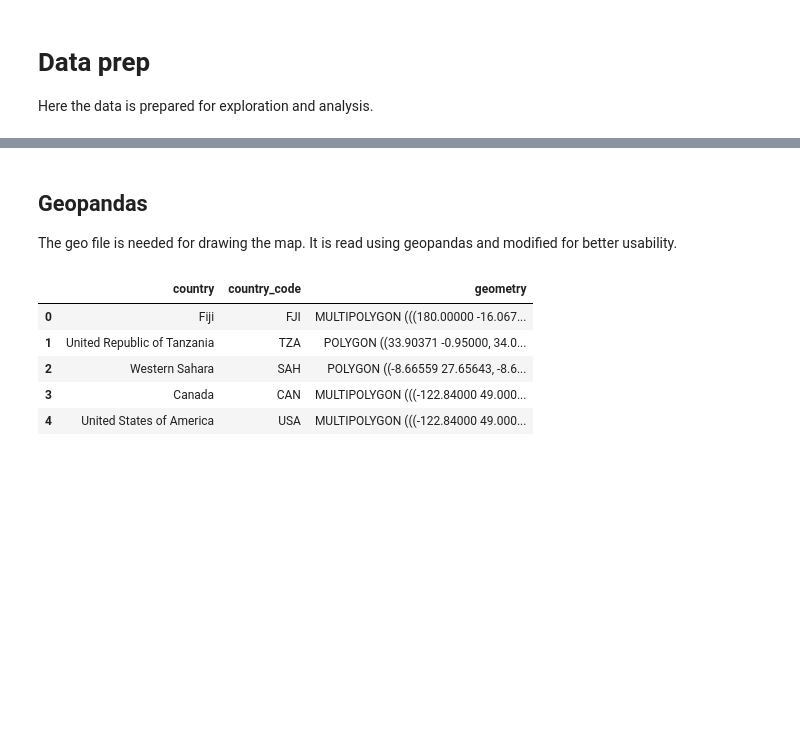
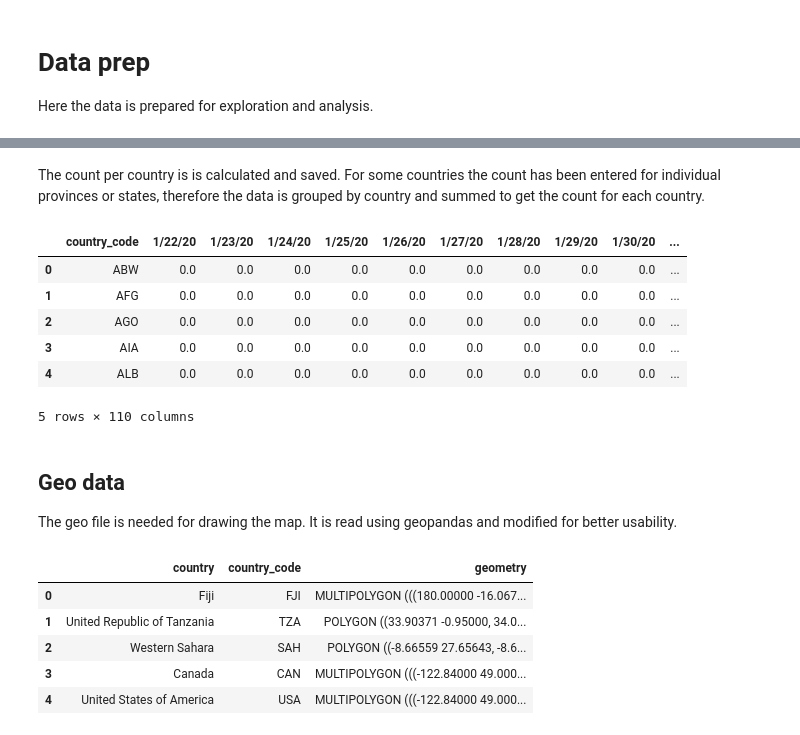
Before and after one commit to MFHolm/socialData, a Jupyter notebook: data_prep.ipynb, the cells around one changed output, grey strips where cells are left out. Saved outputs shown, nothing was run; the diff lists cells and outputs as text; code cells hidden in the pictures; blank space fills up the shorter version.

```diff
--- a/data_prep.ipynb
+++ b/data_prep.ipynb
@@ -3,0 +14,10 @@ Here the data is prepared for exploration and analysis.
+# %%
+import pandas as pd
+#Confirmed cases datafile
+datafile = '../data/time_series_covid19_confirmed_global_iso3_regions.csv'
+#Read using pandas. Only include relevant columns
+confirmed_df = pd.read_csv(datafile,usecols = lambda column : column not in ['Lat', 'Long','Region Code', 'Region Name', 'Sub-region Code', 'Sub-region Name', 'Intermediate Region Code','Intermediate Region Name'])
+#Rename column for consistency
+confirmed_df = confirmed_df.rename(columns={"ISO 3166-1 Alpha 3-Codes": "country_code"})
+confirmed_df.drop(0, inplace = True)
+confirmed_df.head()
@@ -4,5 +32,19 @@ Here the data is prepared for exploration and analysis.
+# %% [markdown]
+The count per country is is calculated and saved. For some countries the count has been entered for individual provinces or states, therefore the data is grouped by country and summed to get the count for each country.
+# %%
+confirmed_df = confirmed_df.groupby(['country_code']).sum().reset_index()
+# %%
+confirmed_df.head()
+# %% [output]
+|  | country_code | 1/22/20 | 1/23/20 | 1/24/20 | 1/25/20 | 1/26/20 | 1/27/20 | 1/28/20 | 1/29/20 | 1/30/20 | ... |
+| 0 | ABW | 0.0 | 0.0 | 0.0 | 0.0 | 0.0 | 0.0 | 0.0 | 0.0 | 0.0 | ... |
+| 1 | AFG | 0.0 | 0.0 | 0.0 | 0.0 | 0.0 | 0.0 | 0.0 | 0.0 | 0.0 | ... |
+| 2 | AGO | 0.0 | 0.0 | 0.0 | 0.0 | 0.0 | 0.0 | 0.0 | 0.0 | 0.0 | ... |
+| 3 | AIA | 0.0 | 0.0 | 0.0 | 0.0 | 0.0 | 0.0 | 0.0 | 0.0 | 0.0 | ... |
+| 4 | ALB | 0.0 | 0.0 | 0.0 | 0.0 | 0.0 | 0.0 | 0.0 | 0.0 | 0.0 | ... |
+5 rows × 110 columns
 # %% [markdown]
-## Geopandas
+## Geo data
 The geo file is needed for drawing the map. It is read using geopandas and modified for better usability.
 # %%
 import geopandas as gpd
```
Also changed, not shown: parts of 51 cells of this notebook, 4 other files.
